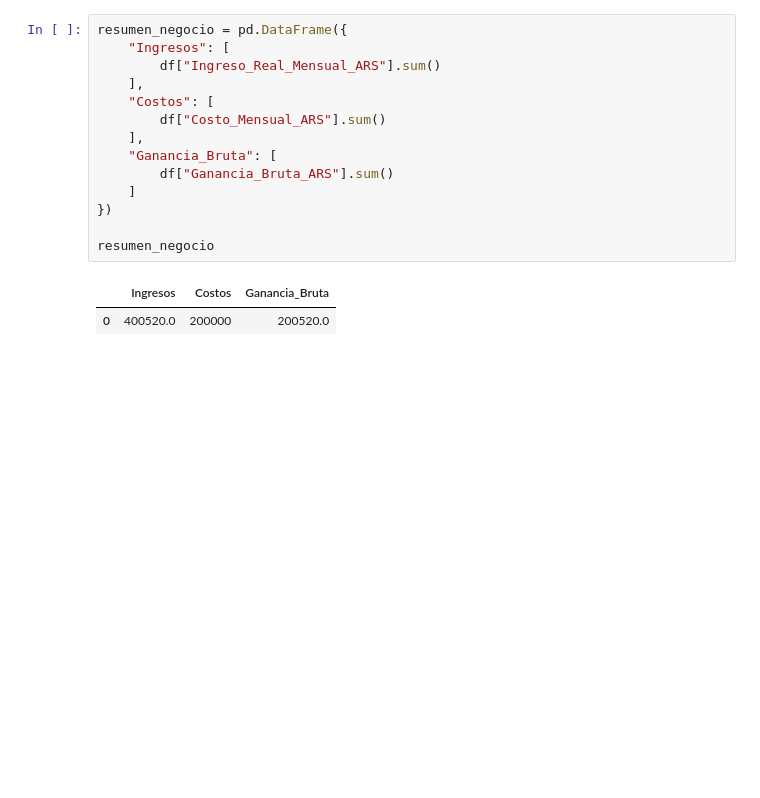
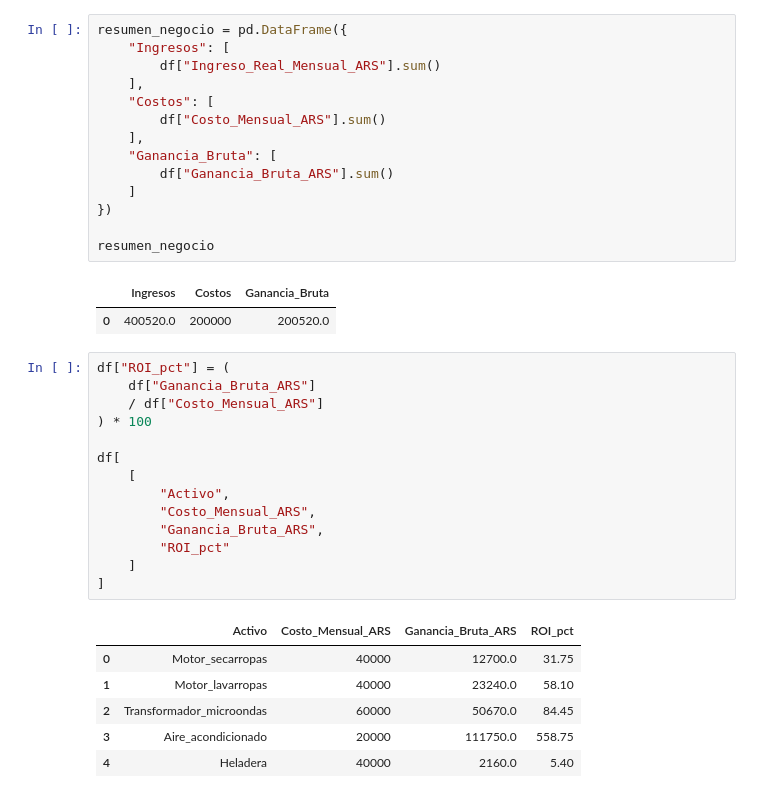
Before and after one commit to marhermac/copper-recycling-decision-system, a Jupyter notebook: notebooks/urban_mining_economics.ipynb, the cells around one changed output. Drawn from its saved outputs; the diff is of its cells as text; blank space fills up the shorter version.

```diff
--- a/notebooks/urban_mining_economics.ipynb
+++ b/notebooks/urban_mining_economics.ipynb
@@ -258,3 +258,24 @@ resumen_negocio
 # %% [output]
 |  | Ingresos | Costos | Ganancia_Bruta |
 | 0 | 400520.0 | 200000 | 200520.0 |
+# %%
+df["ROI_pct"] = (
+    df["Ganancia_Bruta_ARS"]
+    / df["Costo_Mensual_ARS"]
+) * 100
+
+df[
+    [
+        "Activo",
+        "Costo_Mensual_ARS",
+        "Ganancia_Bruta_ARS",
+        "ROI_pct"
+    ]
+]
+# %% [output]
+|  | Activo | Costo_Mensual_ARS | Ganancia_Bruta_ARS | ROI_pct |
+| 0 | Motor_secarropas | 40000 | 12700.0 | 31.75 |
+| 1 | Motor_lavarropas | 40000 | 23240.0 | 58.10 |
+| 2 | Transformador_microondas | 60000 | 50670.0 | 84.45 |
+| 3 | Aire_acondicionado | 20000 | 111750.0 | 558.75 |
+| 4 | Heladera | 40000 | 2160.0 | 5.40 |
```
Also changed, not shown: parts of 2 cells of this notebook, 7 other files.
